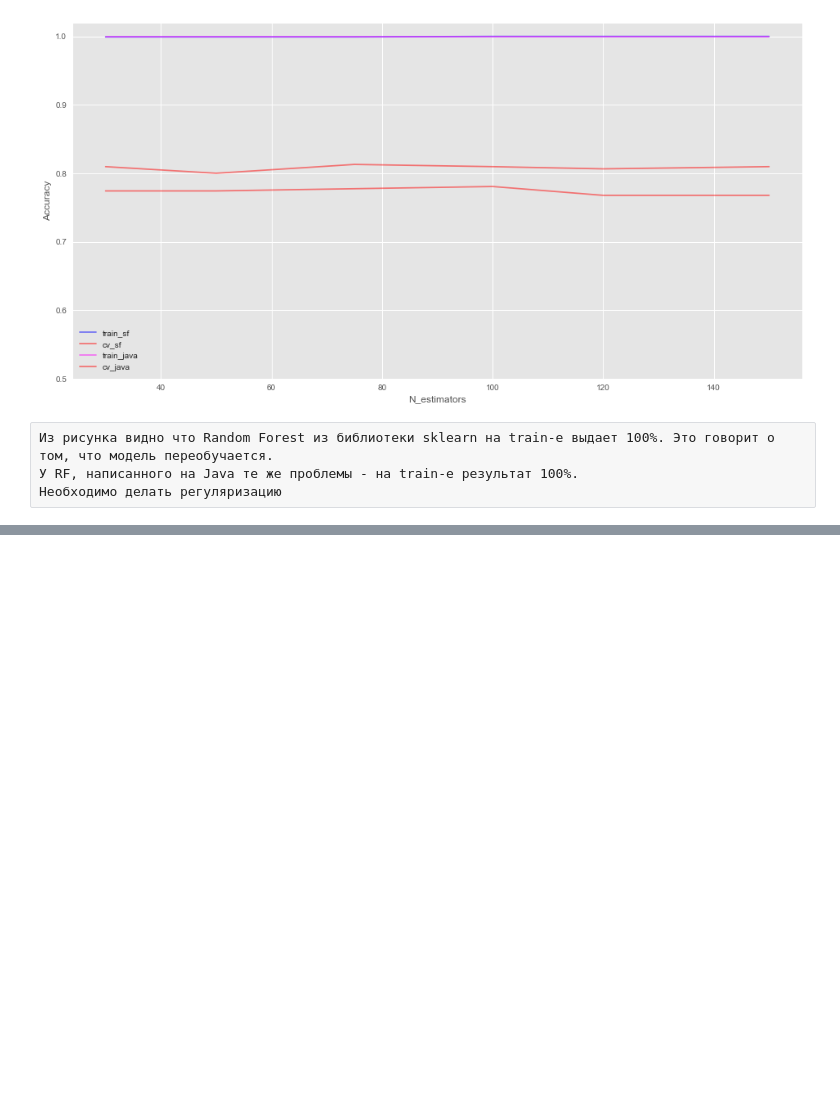
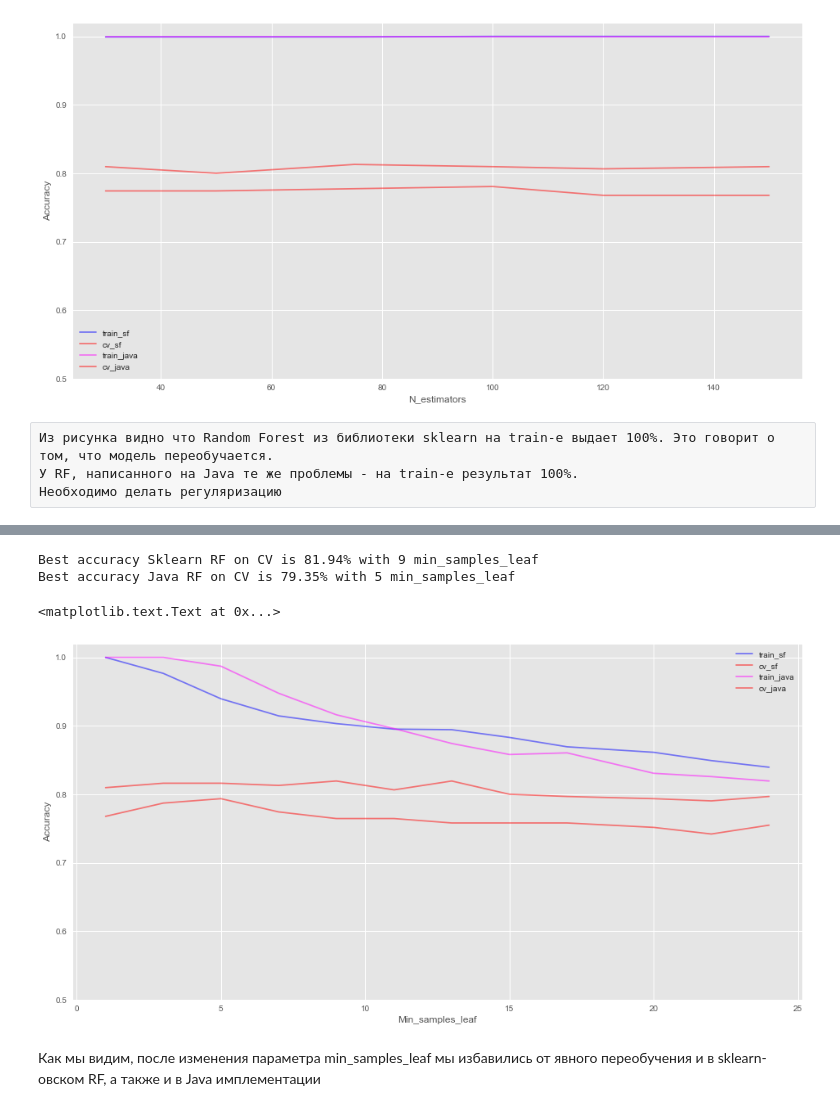
Before and after one commit to DronovIlya/random-forest-java, a Jupyter notebook: notebook/spine - Random Forest.ipynb, the cells around one changed output, grey strips where cells are left out. Saved outputs shown, nothing was run; the diff lists cells and outputs as text; code cells hidden in the pictures; blank space fills up the shorter version.

Commit message:
min_samples_size

```diff
--- a/notebook/spine - Random Forest.ipynb
+++ b/notebook/spine - Random Forest.ipynb
@@ -57,6 +55,7 @@ def save_to_csv(X, y, csv_name='test.csv'):
     df['outcome'] = y
     df.to_csv(csv_name, header=False, index=False)
 # %%
-def fit_and_score_java_rf(path_to_train, path_to_test, n_estimators):
-    result = subprocess.check_output(['java', '-jar', 'spine-random-forest.jar', path_to_train, path_to_test, str(n_estimators)])
+def fit_and_score_java_rf(path_to_train, path_to_test, n_estimators=100, max_features=8, min_samples_leaf=1):
+    result = subprocess.check_output(['java', '-jar', 'spine-random-forest.jar', path_to_train,
+                                      path_to_test, str(n_estimators), str(max_features), str(min_samples_leaf)])
     return float(result)
@@ -149,0 +215,30 @@ ax.set_xlabel("N_estimators")
+# %%
+train_sk_acc, test_sk_acc = np.asarray(train_sk_acc), np.asarray(test_sk_acc)
+train_java_acc, test_java_acc = np.asarray(train_java_acc), np.asarray(test_java_acc)
+
+print("Best accuracy Sklearn RF on CV is {:.2f}% with {} min_samples_leaf".format(max(test_sk_acc.mean(axis=1))*100,
+                                                            min_samples_leaf_grid[np.argmax(test_sk_acc.mean(axis=1))]))
+
+print("Best accuracy Java RF on CV is {:.2f}% with {} min_samples_leaf".format(max(test_java_acc.mean(axis=1))*100,
+                                                            min_samples_leaf_grid[np.argmax(test_java_acc.mean(axis=1))]))
+# %% [output]
+Best accuracy Sklearn RF on CV is 81.94% with 9 min_samples_leaf
+Best accuracy Java RF on CV is 79.35% with 5 min_samples_leaf
+# %%
+fig, ax = plt.subplots(figsize=(16, 8))
+ax.plot(min_samples_leaf_grid, train_sk_acc.mean(axis=1), alpha=0.5, color='blue', label='train_sf')
+ax.plot(min_samples_leaf_grid, test_sk_acc.mean(axis=1), alpha=0.5, color='red', label='cv_sf')
+
+ax.plot(min_samples_leaf_grid, train_java_acc.mean(axis=1), alpha=0.5, color='magenta', label='train_java')
+ax.plot(min_samples_leaf_grid, test_java_acc.mean(axis=1), alpha=0.5, color='red', label='cv_java')
+
+
+ax.legend(loc='best')
+ax.set_ylim([0.5,1.02])
+ax.set_ylabel("Accuracy")
+ax.set_xlabel("Min_samples_leaf")
+# %% [output]
+<matplotlib.text.Text at 0x...>
+[figure, added]
+# %% [markdown]
+Как мы видим, после изменения параметра min_samples_leaf мы избавились от явного переобучения и в sklearn-овском RF, а также и в Java имплементации
```
Also changed, not shown: parts of 4 cells of this notebook, 4 other files.
